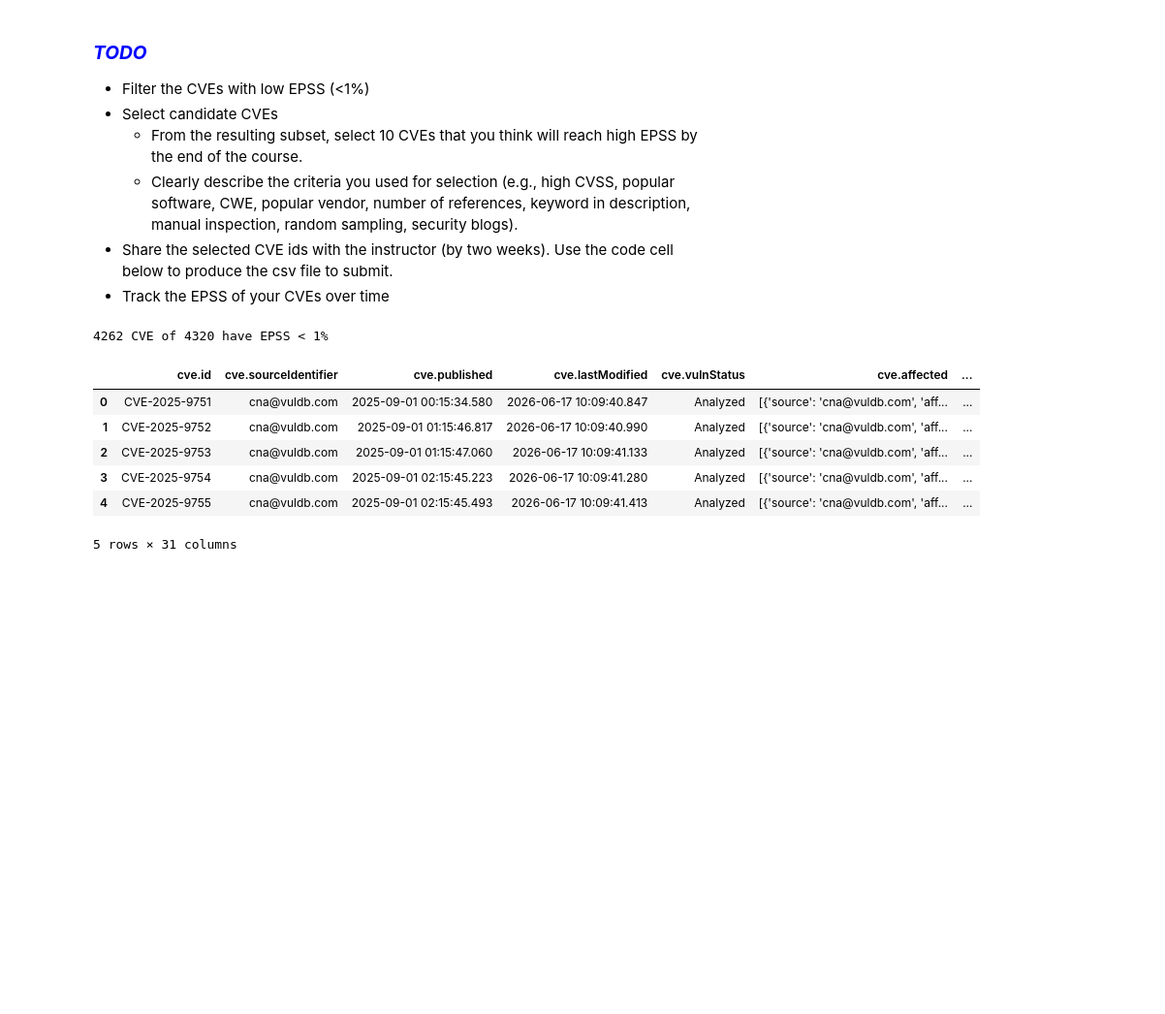
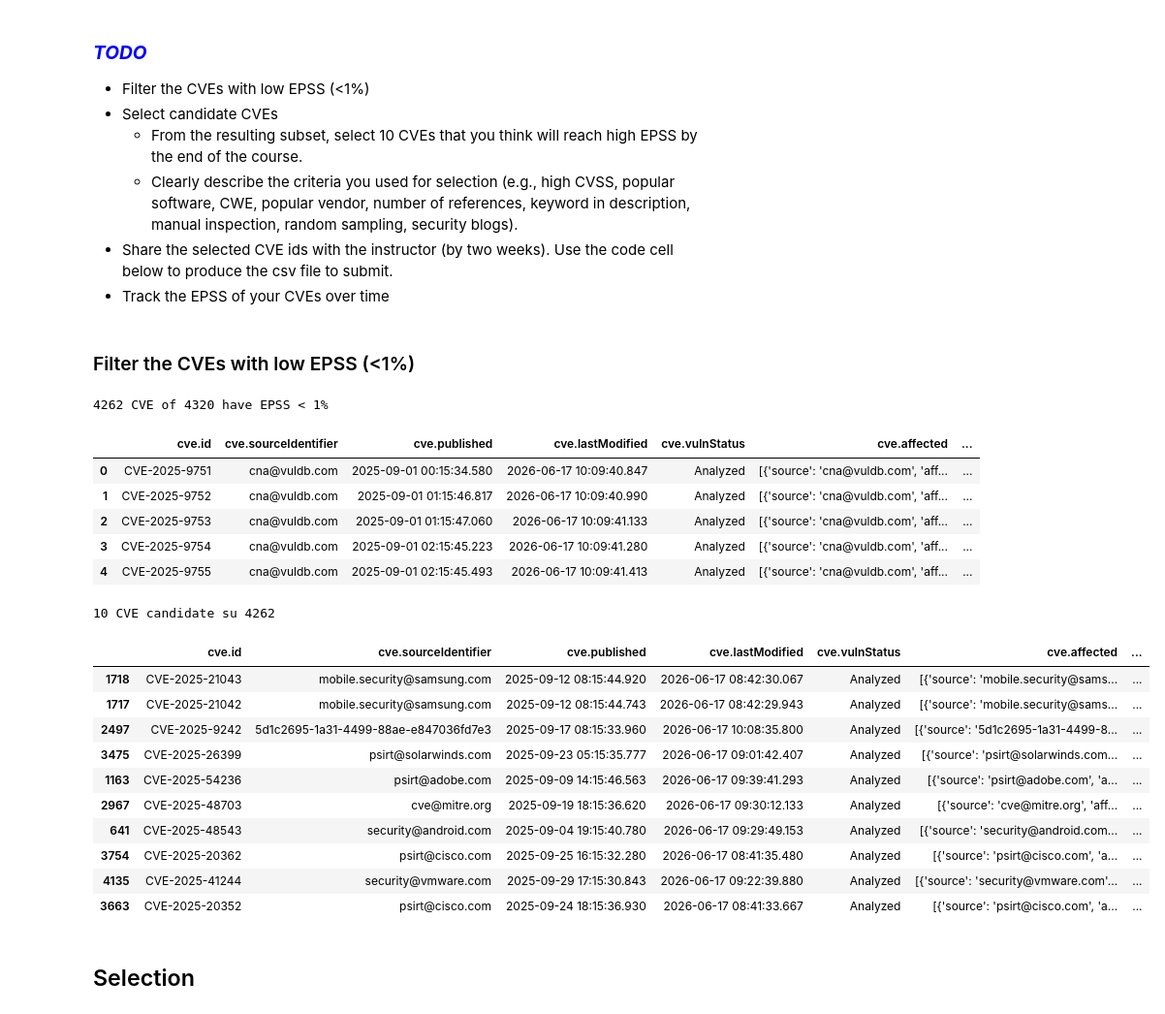
Before and after one commit to PasqualiniGabriele/505MI-LAB, a Jupyter notebook: 01_EPSS/LAB_EPSS.ipynb, the cells around one changed output. Shown at 97% size. Saved outputs shown, nothing was run; the diff lists cells and outputs as text; code cells hidden in the pictures; blank space fills up the shorter version.

```diff
--- a/01_EPSS/LAB_EPSS.ipynb
+++ b/01_EPSS/LAB_EPSS.ipynb
@@ -293,11 +298,14 @@ plt.show()
     - Clearly describe the criteria you used for selection (e.g., high CVSS, popular software, CWE, popular vendor, number of references, keyword in description, manual inspection, random sampling, security blogs).
 - Share the selected CVE ids with the instructor (by two weeks). Use the code cell below to produce the csv file to submit.
 - Track the EPSS of your CVEs over time
+# %% [markdown]
+### Filter the CVEs with low EPSS (<1%)
 # %%
+pd.set_option('display.max_columns', None)
 df_low_epss = df[df["epss"] < 0.01].copy()
 
 print(f"{len(df_low_epss)} CVE of {len(df)} have EPSS < 1%")
-df_low_epss.head()
+df_low_epss.head(5)
 # %% [output]
 4262 CVE of 4320 have EPSS < 1%
 |  | cve.id | cve.sourceIdentifier | cve.published | cve.lastModified | cve.vulnStatus | cve.affected | ... |
@@ -306,4 +314,3 @@ df_low_epss.head()
 | 2 | CVE-2025-9753 | cna@vuldb.com | 2025-09-01 01:15:47.060 | 2026-06-17 10:09:41.133 | Analyzed | [{'source': 'cna@vuldb.com', 'aff... | ... |
 | 3 | CVE-2025-9754 | cna@vuldb.com | 2025-09-01 02:15:45.223 | 2026-06-17 10:09:41.280 | Analyzed | [{'source': 'cna@vuldb.com', 'aff... | ... |
 | 4 | CVE-2025-9755 | cna@vuldb.com | 2025-09-01 02:15:45.493 | 2026-06-17 10:09:41.413 | Analyzed | [{'source': 'cna@vuldb.com', 'aff... | ... |
-5 rows × 31 columns
@@ -327,0 +317,30 @@ df[df['cve.id'].isin(selected)].to_csv(os.path.join(data_path, f'{nickname}.csv'
+# %%
+df_in_kev = df_low_epss[df_low_epss["cve.cisaExploitAdd"].notna()] #priotize CVEs already in KEV
+
+# Filter the dataframe to find candidates for exploitation based on various criteria
+df_candidates = df_in_kev[
+    (df_in_kev["cvss_baseScore"] >= 7.0)                  # high severity
+    | (df_in_kev["num_references"] >= 5)                  # high external coverage
+    | (df_in_kev["cvss_privilegesRequired"] == "NONE")    # high exploitability
+    | (df_in_kev["cvss_userInteraction"] == "NONE")       # high exploitability
+    |(df_in_kev["cvss_attackVector"] == "NETWORK")        # high exploitability
+].copy()
+print(f"{len(df_candidates)} CVE candidate su {len(df_low_epss)} ")
+
+top10_candidates = df_candidates.sort_values("cvss_baseScore", ascending=False).head(10)  # order candidates by CVSS score and select the top 10
+top10_candidates
+# %% [output]
+10 CVE candidate su 4262
+|  | cve.id | cve.sourceIdentifier | cve.published | cve.lastModified | cve.vulnStatus | cve.affected | ... |
+| 1718 | CVE-2025-21043 | mobile.security@samsung.com | 2025-09-12 08:15:44.920 | 2026-06-17 08:42:30.067 | Analyzed | [{'source': 'mobile.security@sams... | ... |
+| 1717 | CVE-2025-21042 | mobile.security@samsung.com | 2025-09-12 08:15:44.743 | 2026-06-17 08:42:29.943 | Analyzed | [{'source': 'mobile.security@sams... | ... |
+| 2497 | CVE-2025-9242 | 5d1c2695-1a31-4499-88ae-e847036fd7e3 | 2025-09-17 08:15:33.960 | 2026-06-17 10:08:35.800 | Analyzed | [{'source': '5d1c2695-1a31-4499-8... | ... |
+| 3475 | CVE-2025-26399 | psirt@solarwinds.com | 2025-09-23 05:15:35.777 | 2026-06-17 09:01:42.407 | Analyzed | [{'source': 'psirt@solarwinds.com... | ... |
+| 1163 | CVE-2025-54236 | psirt@adobe.com | 2025-09-09 14:15:46.563 | 2026-06-17 09:39:41.293 | Analyzed | [{'source': 'psirt@adobe.com', 'a... | ... |
+| 2967 | CVE-2025-48703 | cve@mitre.org | 2025-09-19 18:15:36.620 | 2026-06-17 09:30:12.133 | Analyzed | [{'source': 'cve@mitre.org', 'aff... | ... |
+| 641 | CVE-2025-48543 | security@android.com | 2025-09-04 19:15:40.780 | 2026-06-17 09:29:49.153 | Analyzed | [{'source': 'security@android.com... | ... |
+| 3754 | CVE-2025-20362 | psirt@cisco.com | 2025-09-25 16:15:32.280 | 2026-06-17 08:41:35.480 | Analyzed | [{'source': 'psirt@cisco.com', 'a... | ... |
+| 4135 | CVE-2025-41244 | security@vmware.com | 2025-09-29 17:15:30.843 | 2026-06-17 09:22:39.880 | Analyzed | [{'source': 'security@vmware.com'... | ... |
+| 3663 | CVE-2025-20352 | psirt@cisco.com | 2025-09-24 18:15:36.930 | 2026-06-17 08:41:33.667 | Analyzed | [{'source': 'psirt@cisco.com', 'a... | ... |
+# %% [markdown]
+## Selection
```
Also changed, not shown: parts of 5 cells of this notebook, 3 other files.
